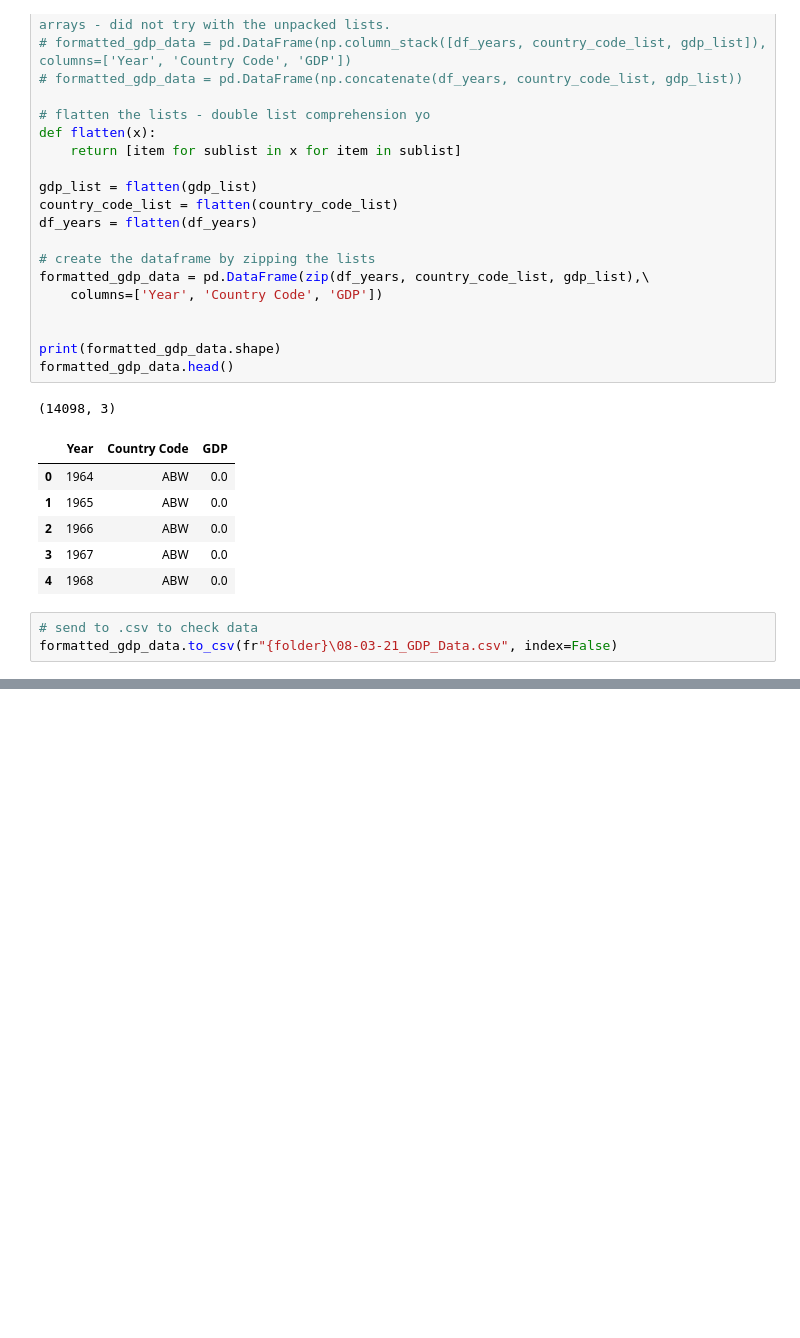
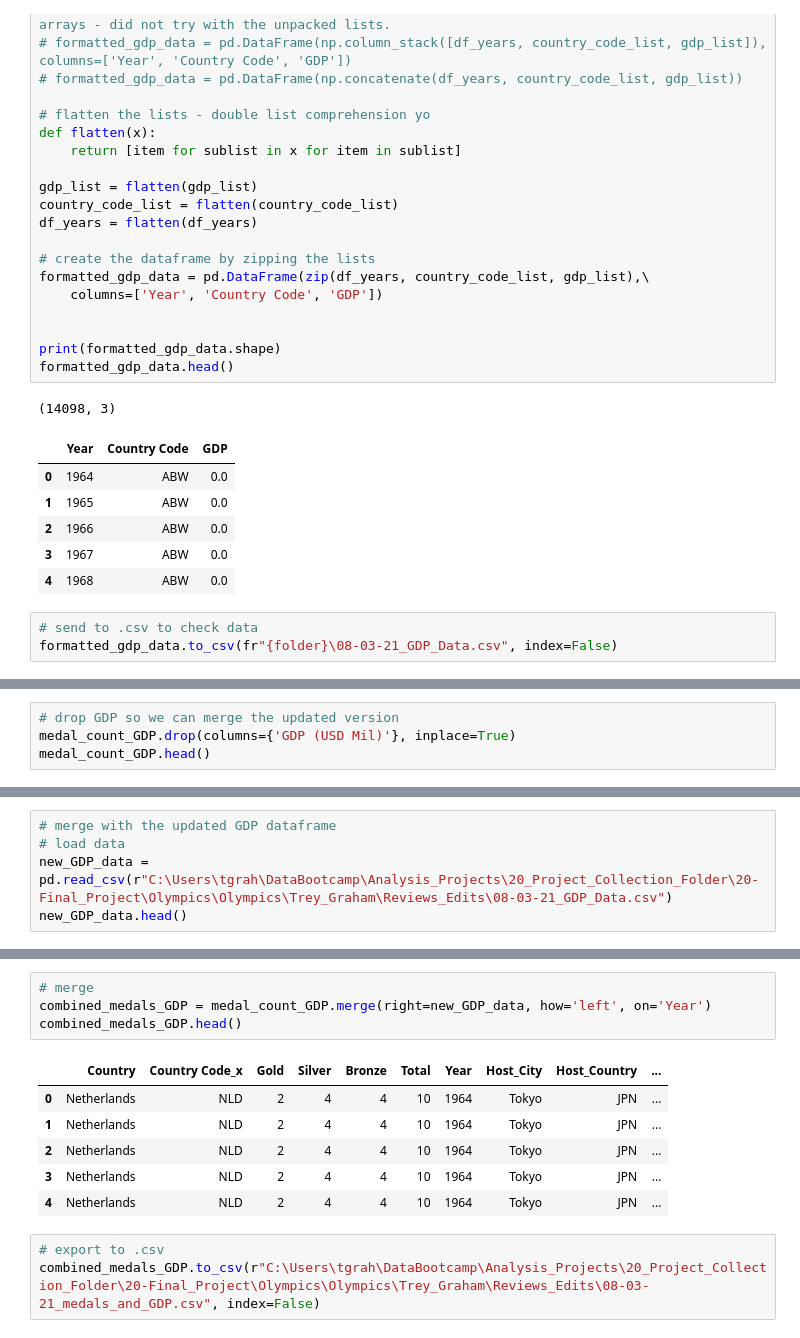
Before and after one commit to johnt1311/Olympics, a Jupyter notebook: Trey_Graham/country_code_cleaning.ipynb, the cells around one changed output, grey strips where cells are left out. Saved outputs shown, nothing was run; the diff lists cells and outputs as text; blank space fills up the shorter version.

```diff
--- a/Trey_Graham/country_code_cleaning.ipynb
+++ b/Trey_Graham/country_code_cleaning.ipynb
@@ -519,0 +530,4 @@ formatted_gdp_data.to_csv(fr"{folder}\08-03-21_GDP_Data.csv", index=False)
+# %%
+# drop GDP so we can merge the updated version
+medal_count_GDP.drop(columns={'GDP (USD Mil)'}, inplace=True)
+medal_count_GDP.head()
@@ -519,0 +541,5 @@ formatted_gdp_data.to_csv(fr"{folder}\08-03-21_GDP_Data.csv", index=False)
+# %%
+# merge with the updated GDP dataframe
+# load data
+new_GDP_data = pd.read_csv(r"C:\Users\tgrah\DataBootcamp\Analysis_Projects\20_Project_Collection_Folder\20-Final_Project\Olympics\Olympics\Trey_Graham\Reviews_Edits\08-03-21_GDP_Data.csv")
+new_GDP_data.head()
@@ -519,0 +553,14 @@ formatted_gdp_data.to_csv(fr"{folder}\08-03-21_GDP_Data.csv", index=False)
+# %%
+# merge
+combined_medals_GDP = medal_count_GDP.merge(right=new_GDP_data, how='left', on='Year')
+combined_medals_GDP.head()
+# %% [output]
+|  | Country | Country Code_x | Gold | Silver | Bronze | Total | Year | Host_City | Host_Country | ... |
+| 0 | Netherlands | NLD | 2 | 4 | 4 | 10 | 1964 | Tokyo | JPN | ... |
+| 1 | Netherlands | NLD | 2 | 4 | 4 | 10 | 1964 | Tokyo | JPN | ... |
+| 2 | Netherlands | NLD | 2 | 4 | 4 | 10 | 1964 | Tokyo | JPN | ... |
+| 3 | Netherlands | NLD | 2 | 4 | 4 | 10 | 1964 | Tokyo | JPN | ... |
+| 4 | Netherlands | NLD | 2 | 4 | 4 | 10 | 1964 | Tokyo | JPN | ... |
+# %%
+# export to .csv
+combined_medals_GDP.to_csv(r"C:\Users\tgrah\DataBootcamp\Analysis_Projects\20_Project_Collection_Folder\20-Final_Project\Olympics\Olympics\Trey_Graham\Reviews_Edits\08-03-21_medals_and_GDP.csv", index=False)
```
Also changed, not shown: parts of 5 cells of this notebook, 6 other files.
